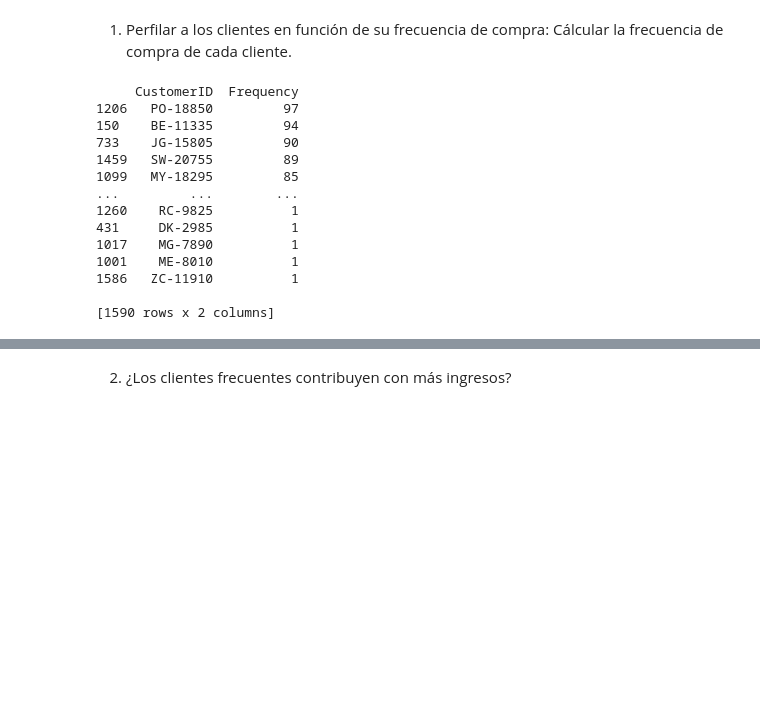
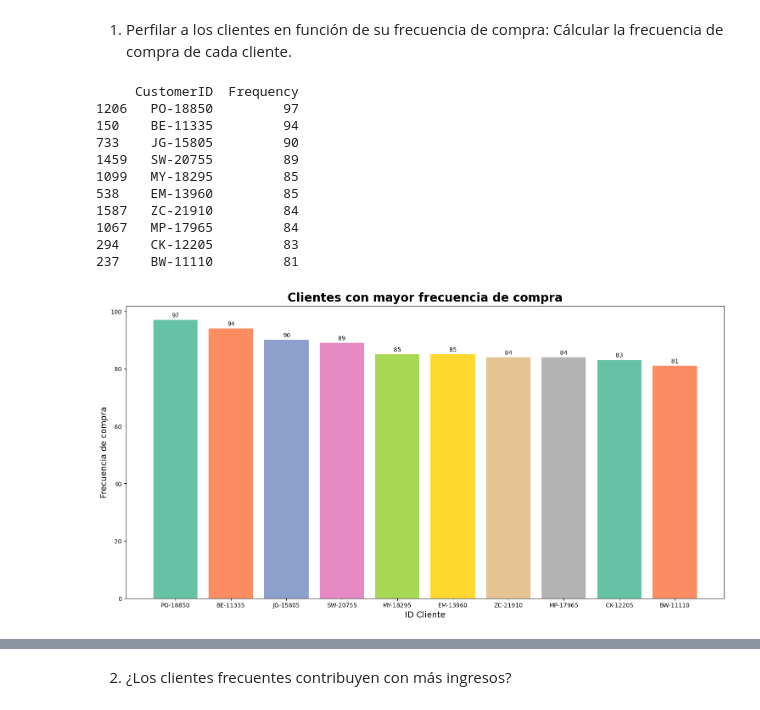
Before and after one commit to Leoga93/sistema-recomendaci-n, a Jupyter notebook: notebooks/00_comprension_negocio.ipynb, the cells around one changed output, grey strips where cells are left out. Saved outputs shown, nothing was run; the diff lists cells and outputs as text; code cells hidden in the pictures; blank space fills up the shorter version.

```diff
--- a/notebooks/00_comprension_negocio.ipynb
+++ b/notebooks/00_comprension_negocio.ipynb
@@ -11,10 +12,14 @@ data = pd.read_csv(url, sep=',', encoding='latin1')
 # %% [markdown]
 1. Perfilar a los clientes en función de su frecuencia de compra: Cálcular la frecuencia de compra de cada cliente.
 # %%
+# Creando nuevo objeto DataFrame con el id de los clientes y la frecuencia de compra
 frecuencia_compra = data.groupby("Customer ID")["Order ID"].count().reset_index()
+# Renombrando columnas
 frecuencia_compra.columns = ["CustomerID", "Frequency"]
+# Ordenar por mayor frecuencia de compra
 frecuencia_compra = frecuencia_compra.sort_values(by="Frequency", ascending=False)
-print(frecuencia_compra)
+# Mostrar los 10 clientes que más compran
+print(frecuencia_compra.head(10)) # Cambiar el valor para mostrar más o menos datos.
 # %% [output]
      CustomerID  Frequency
 1206   PO-18850         97
@@ -22,11 +27,31 @@ print(frecuencia_compra)
 733    JG-15805         90
 1459   SW-20755         89
 1099   MY-18295         85
-...         ...        ...
-1260    RC-9825          1
-431     DK-2985          1
-1017    MG-7890          1
-1001    ME-8010          1
-1586   ZC-11910          1
-
-[1590 rows x 2 columns]
+538    EM-13960         85
+1587   ZC-21910         84
+1067   MP-17965         84
+294    CK-12205         83
+237    BW-11110         81
+# %%
+# Seleccionando las 10 primeras filas
+customer = frecuencia_compra["CustomerID"].iloc[0:10]
+frecuencia = frecuencia_compra["Frequency"].iloc[0:10]
+# Definiendo paleta de color, mostrar cada barra con un color diferente
+color = sns.color_palette("Set2")
+
+# Creando la cuadricula y figura
+plt.figure(figsize=(15, 8))
+# Asignar el objeto BarContainer a la variable bars
+bars = plt.bar(customer, frecuencia, color=color)
+
+# Agregar etiquetas a las barras del objeto BarContainer
+plt.bar_label(bars, fmt="%.0f", padding=3)
+plt.title("Clientes con mayor frecuencia de compra", fontsize=20, fontweight="bold", pad=8)
+plt.ylabel("Frecuencia de compra", fontsize=14)
+plt.xlabel("ID Cliente", fontsize=14)
+
+# Ajustar elementos dentro de la figura
+plt.tight_layout()
+plt.show()
+# %% [output]
+[figure, added]
```
Also changed, not shown: parts of 40 cells of this notebook, 1 other file.
